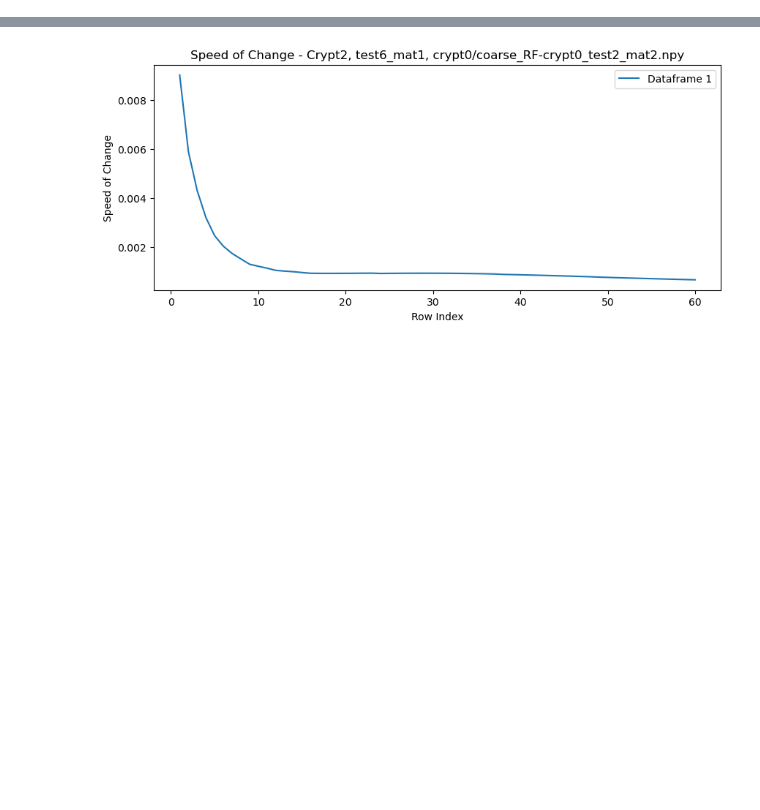
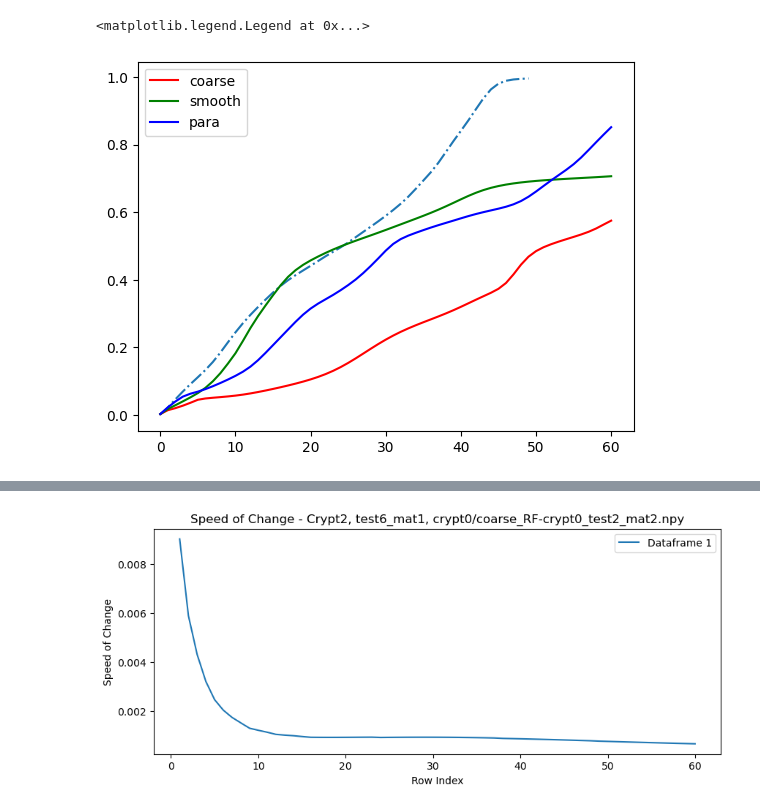
Before and after one commit to purusharths/thesis_archive, a Jupyter notebook: RandomFieldPlots/first_figure/crypt0.ipynb, the cells around one changed output, grey strips where cells are left out. Cells and saved outputs as stored; diff of their text form; code cells hidden in the pictures; blank space fills up the shorter version.

```diff
--- a/RandomFieldPlots/first_figure/crypt0.ipynb
+++ b/RandomFieldPlots/first_figure/crypt0.ipynb
@@ -180,3 +203,12 @@ plt.plot(crypt_data_list[2][2], "b")
+# %%
+plt.plot(np.load("ic_epithelium/crypt1_test1_epi.npy"), linestyle="dashdot")
+plt.plot(crypt_data_list[1][0], "r", label="coarse")
+plt.plot(crypt_data_list[1][1], "g", label="smooth")
+plt.plot(crypt_data_list[1][2], "b", label="para")
+plt.legend()
+# %% [output]
+<matplotlib.legend.Legend at 0x...>
+[figure, added]
 # %%
 for i, dataframe in enumerate(crypt_data_list[2]):
     # Calculate the differences between consecutive values
```
Also changed, not shown: parts of 10 cells of this notebook, 3 other files.
